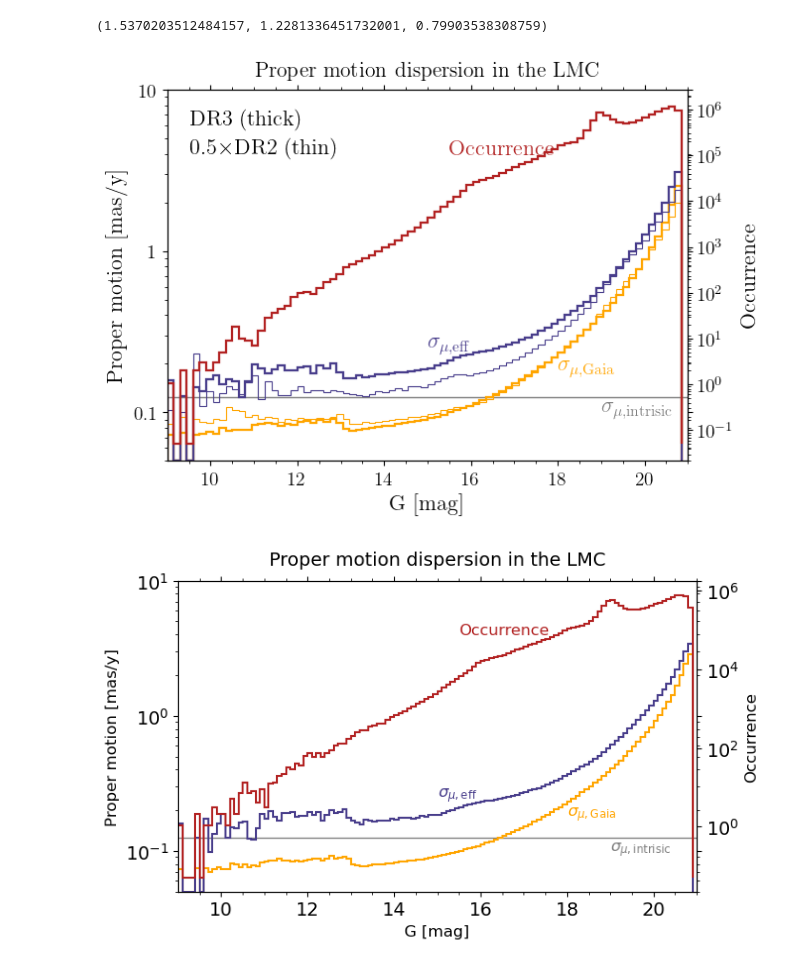
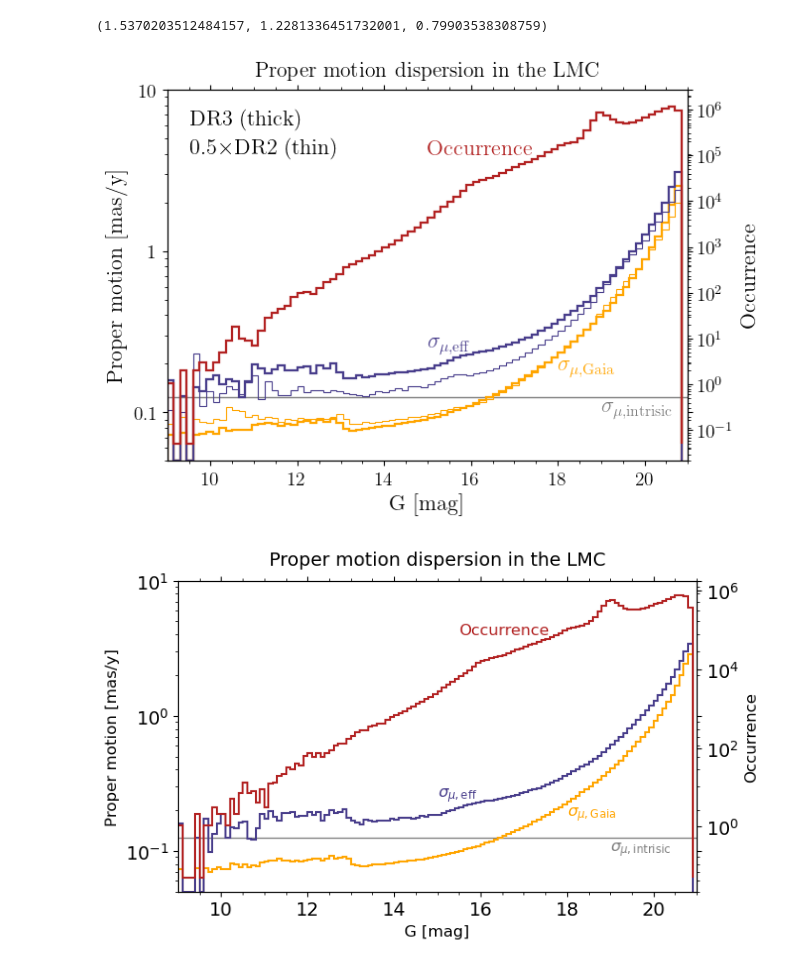
Before and after one commit to kenvantilburg/lens-velocity, a Jupyter notebook: dm_limit/modules/data_cleaning.ipynb, the cells around one changed output. Cells and saved outputs as stored; diff of their text form; code cells hidden in the pictures.

```diff
--- a/dm_limit/modules/data_cleaning.ipynb
+++ b/dm_limit/modules/data_cleaning.ipynb
@@ -369,35 +369,35 @@ ax.hist(bins_g[:-1], weights=pm_error, bins=bins_g, log=True, linewidth=linew_th
 ax.hist(bins_g[:-1], weights=pm_eff_err, bins=bins_g, log=True, linewidth=linew_thick, alpha=1, histtype='step', stacked=False,
         fill=False, color=colorlist[1], bottom=bottomy)
 ax.hist(bins_g_dr2[:-1], weights=pm_error_dr2/2, bins=bins_g_dr2, log=True, linewidth=linew_thin, alpha=1, histtype='step', stacked=False,
         fill=False, color=colorlist[2], bottom=bottomy)
 ax.hist(bins_g_dr2[:-1], weights=pm_eff_err_dr2/2, bins=bins_g_dr2, log=True, linewidth=linew_thin, alpha=1, histtype='step', stacked=False,
         fill=False, color=colorlist[1], bottom=bottomy)
 ax.hlines(sky_p.sigma_pm, 9, 21, colors=colorlist[3], alpha=1, linestyles='solid', linewidth=1)
 
 ax.set_xlim(9,21);
 ax.set_ylim(bottomy, 10);
 ax2.set_ylabel('Occurrence', fontsize = fonts);
 ax.set_xlabel('G [mag]', fontsize = fonts);
 ax.set_ylabel('Proper motion [mas/y]', fontsize = fonts);
 ax.xaxis.set_ticks_position('both'); ax.yaxis.set_ticks_position('both');
 
 ax.set_title('Proper motion dispersion in the '+sky_p.data_file_name[:3], pad=10, fontsize=15.5)
-ax.text(15.5, 4, 'Occurrence', color=colorlist[0], fontsize = fonts)
+ax.text(15, 4, 'Occurrence', color=colorlist[0], fontsize = fonts)
 ax.text(15, 0.25, r'$\sigma_{\mu, \mathrm{eff}}$', color=colorlist[1], fontsize = fonts)
 ax.text(18, 0.18, r'$\sigma_{\mu, \mathrm{Gaia}}$', color=colorlist[2], fontsize = fonts)
 ax.text(19, 0.1, r'$\sigma_{\mu, \mathrm{intrisic}}$', color=colorlist[3], fontsize = fonts)
 ax.text(9.5, 6, r'DR3 (thick)', color='k', fontsize = fonts)
 ax.text(9.5, 4, r'$0.5 \times$DR2 (thin)', color='k', fontsize = fonts)
 fig.tight_layout()
 
 labels = [item.get_text() for item in ax.get_yticklabels()]
 labels[2] = '$\\mathdefault{0.1}$'; labels[3] = '$\\mathdefault{1}$'; labels[4] = '$\\mathdefault{10}$'
 ax.set_yticklabels(labels);
 
 fig.tight_layout()
 fig.savefig(FigDir+sky_p.data_file_name[:3]+'_pm_disp.pdf')
 # %% [output]
-[figure, old version]
+[figure, new version]
 # %%
 goldenratio = 1.61803
 fig, ax = plt.subplots(nrows=1, ncols=1, figsize=(4.5*goldenratio, 4.5))
```
Also changed, not shown: 1 other file.
